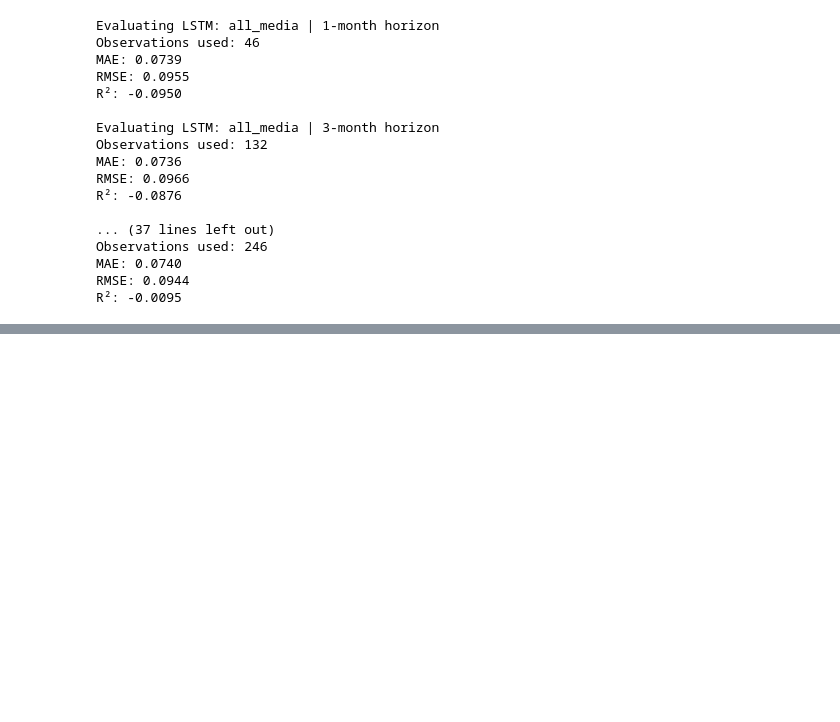
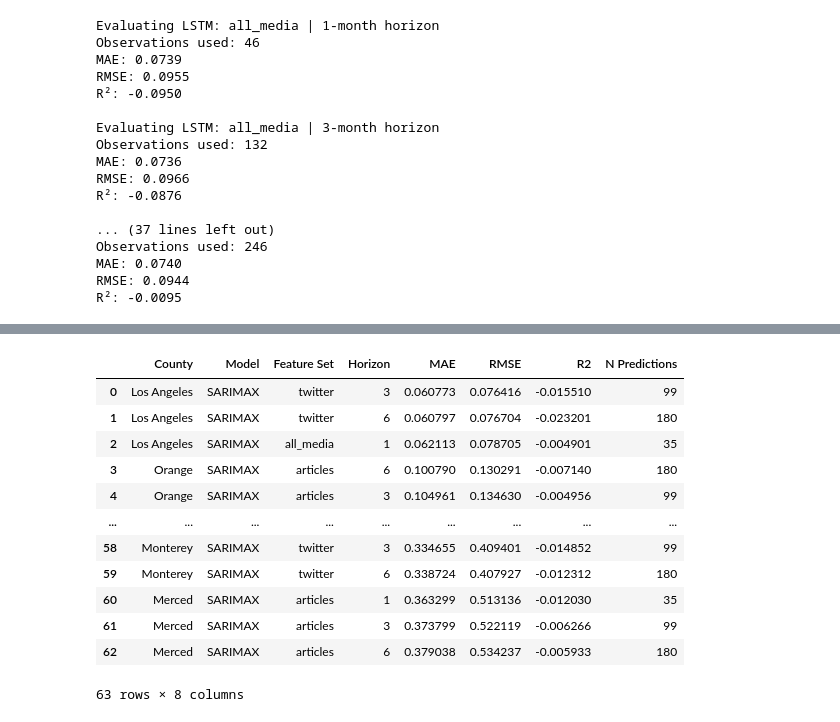
Before and after one commit to MBanuelos/ValleyFever-MediaSignals, a Jupyter notebook: notebooks/Media_LSTM.ipynb, the cells around one changed output, grey strips where cells are left out. Cells and saved outputs as stored; diff of their text form; code cells hidden in the pictures; blank space fills up the shorter version.

```diff
--- a/notebooks/Media_LSTM.ipynb
+++ b/notebooks/Media_LSTM.ipynb
@@ -1331,0 +1433,20 @@ Alameda | articles | horizon=6 | 30 splits complete
+# %%
+best_mae_by_county_horizon = LSTM_evaluations_table.loc[
+    LSTM_evaluations_table.groupby(['County', 'Horizon'])['MAE'].idxmin()
+].sort_values(['MAE', 'County']).reset_index(drop=True)
+
+best_mae_by_county_horizon
+# %% [output]
+|  | County | Model | Feature Set | Horizon | MAE | RMSE | R2 | N Predictions |
+| 0 | Los Angeles | SARIMAX | twitter | 3 | 0.060773 | 0.076416 | -0.015510 | 99 |
+| 1 | Los Angeles | SARIMAX | twitter | 6 | 0.060797 | 0.076704 | -0.023201 | 180 |
+| 2 | Los Angeles | SARIMAX | all_media | 1 | 0.062113 | 0.078705 | -0.004901 | 35 |
+| 3 | Orange | SARIMAX | articles | 6 | 0.100790 | 0.130291 | -0.007140 | 180 |
+| 4 | Orange | SARIMAX | articles | 3 | 0.104961 | 0.134630 | -0.004956 | 99 |
+| ... | ... | ... | ... | ... | ... | ... | ... | ... |
+| 58 | Monterey | SARIMAX | twitter | 3 | 0.334655 | 0.409401 | -0.014852 | 99 |
+| 59 | Monterey | SARIMAX | twitter | 6 | 0.338724 | 0.407927 | -0.012312 | 180 |
+| 60 | Merced | SARIMAX | articles | 1 | 0.363299 | 0.513136 | -0.012030 | 35 |
+| 61 | Merced | SARIMAX | articles | 3 | 0.373799 | 0.522119 | -0.006266 | 99 |
+| 62 | Merced | SARIMAX | articles | 6 | 0.379038 | 0.534237 | -0.005933 | 180 |
+63 rows × 8 columns
```
Also changed, not shown: parts of 7 cells of this notebook, 3 other files.
